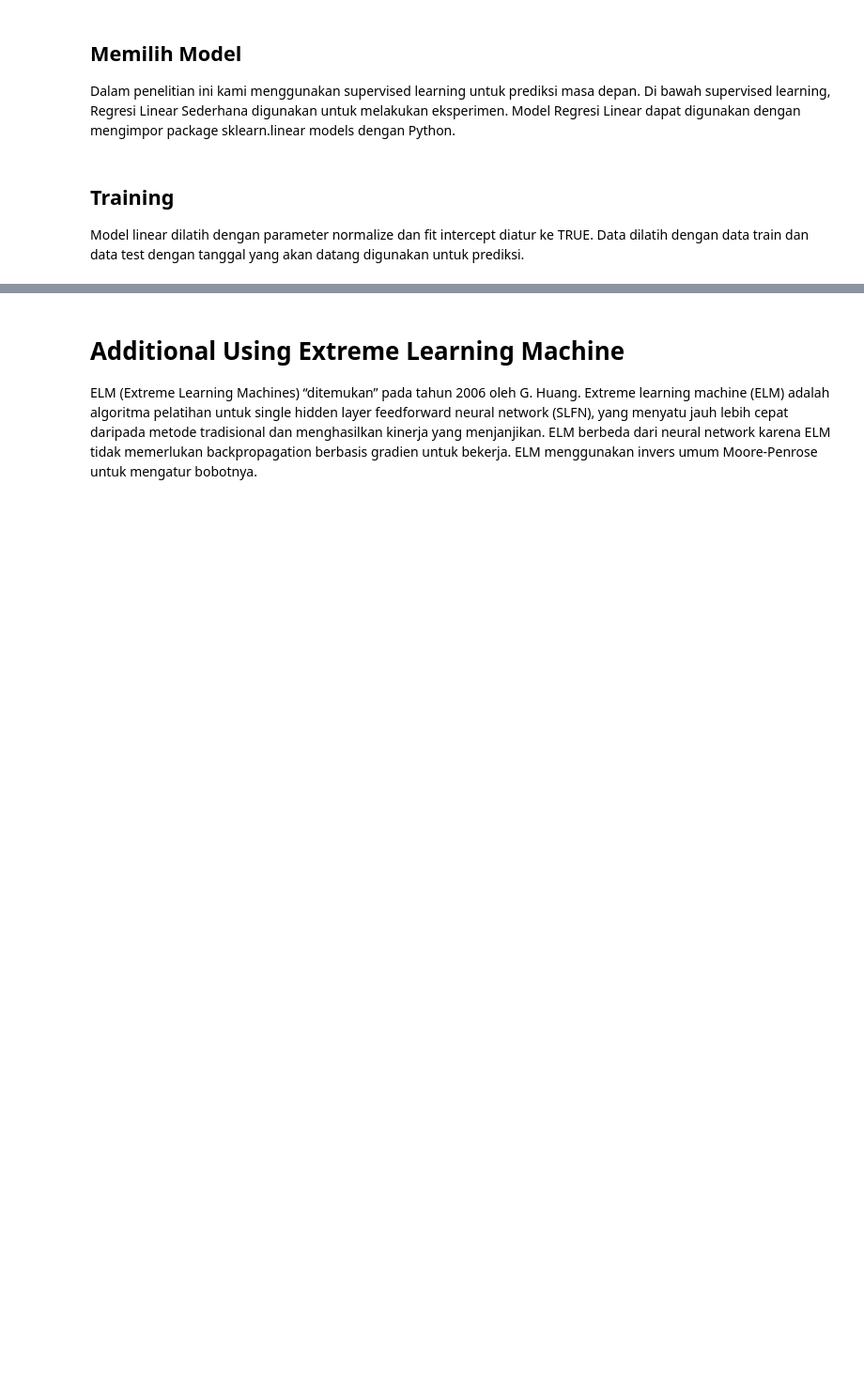
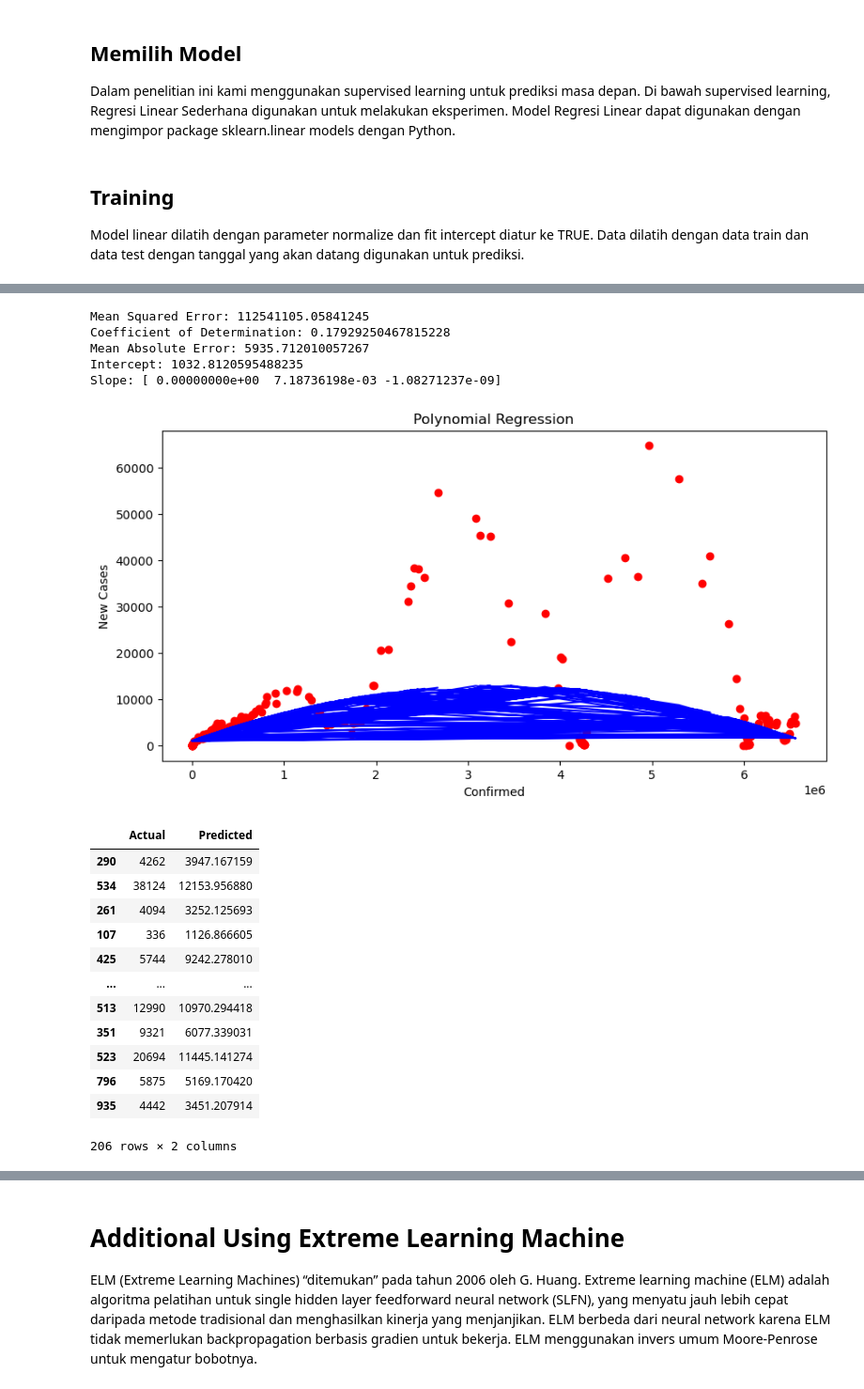
Before and after one commit to felixsutanto/UAS-IF540-Machine-Learning, a Jupyter notebook: Untitled-1.ipynb, the cells around one changed output, grey strips where cells are left out. Shown at 94% size. Drawn from its saved outputs; the diff is of its cells as text; code cells hidden in the pictures; blank space fills up the shorter version.

```diff
--- a/Untitled-1.ipynb
+++ b/Untitled-1.ipynb
@@ -323,0 +350,65 @@ plt.show()
+# %%
+# Sklearn Polynomial Regression
+from sklearn.preprocessing import PolynomialFeatures
+
+# Train Test Split
+X = df['Confirmed'] # Select the independent variable
+y = df['New Cases'] # Select the dependent variable
+
+X_train, X_test, y_train, y_test = train_test_split(X, y, test_size=0.2, random_state=42) # Split the data into training and testing sets
+
+# Reshape the data
+X_train = X_train.values.reshape(-1, 1)
+X_test = X_test.values.reshape(-1, 1)
+
+# Create a polynomial regression model
+poly_reg = PolynomialFeatures(degree=2) # Create a polynomial regression model with degree 2
+X_poly = poly_reg.fit_transform(X_train) # Transform the independent variable
+model = LinearRegression() # Create a linear regression model
+model.fit(X_poly, y_train) # Train the models
+
+# Make predictions
+y_pred = model.predict(poly_reg.fit_transform(X_test))
+
+# Evaluate the model
+print('Mean Squared Error:', mean_squared_error(y_test, y_pred))
+print('Coefficient of Determination:', coefficient_of_determination(y_test, y_pred))
+print('Mean Absolute Error:', mean_absolute_error(y_test, y_pred))
+
+# Print the results
+print('Intercept:', model.intercept_)
+print('Slope:', model.coef_)
+
+# Plot the model
+plt.figure(figsize=(10, 5))
+plt.scatter(X_test, y_test, color='red')
+plt.plot(X_test, y_pred, color='blue')
+plt.title('Polynomial Regression')
+plt.xlabel('Confirmed')
+plt.ylabel('New Cases')
+plt.show()
+
+# Actual vs Predicted
+# Create a Dataframe
+df_pred = pd.DataFrame({'Actual': y_test, 'Predicted': y_pred})
+df_pred
+# %% [output]
+Mean Squared Error: 112541105.05841245
+Coefficient of Determination: 0.17929250467815228
+Mean Absolute Error: 5935.712010057267
+Intercept: 1032.8120595488235
+Slope: [ 0.00000000e+00  7.18736198e-03 -1.08271237e-09]
+[figure, added]
+|  | Actual | Predicted |
+| 290 | 4262 | 3947.167159 |
+| 534 | 38124 | 12153.956880 |
+| 261 | 4094 | 3252.125693 |
+| 107 | 336 | 1126.866605 |
+| 425 | 5744 | 9242.278010 |
+| ... | ... | ... |
+| 513 | 12990 | 10970.294418 |
+| 351 | 9321 | 6077.339031 |
+| 523 | 20694 | 11445.141274 |
+| 796 | 5875 | 5169.170420 |
+| 935 | 4442 | 3451.207914 |
+206 rows × 2 columns
```
Also changed, not shown: parts of 35 cells of this notebook.
